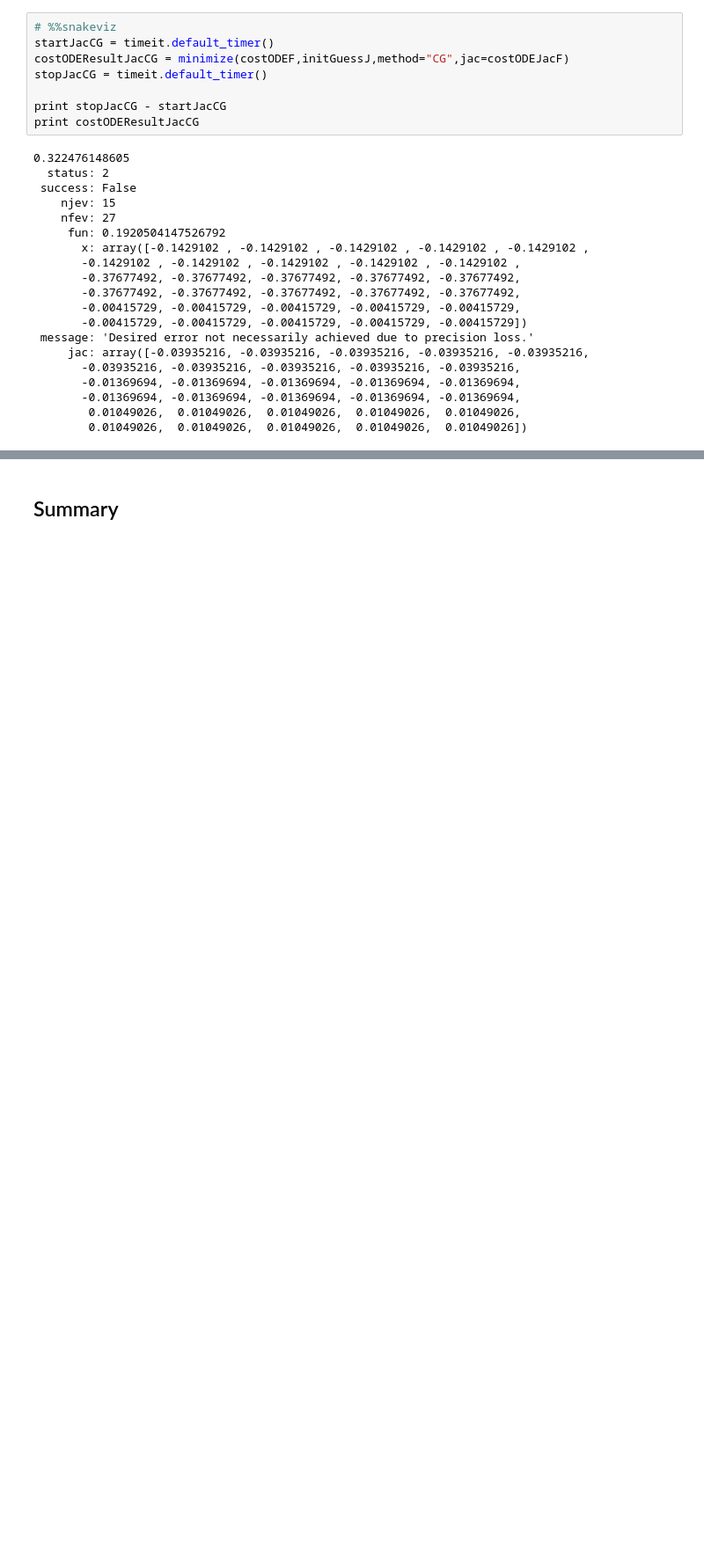
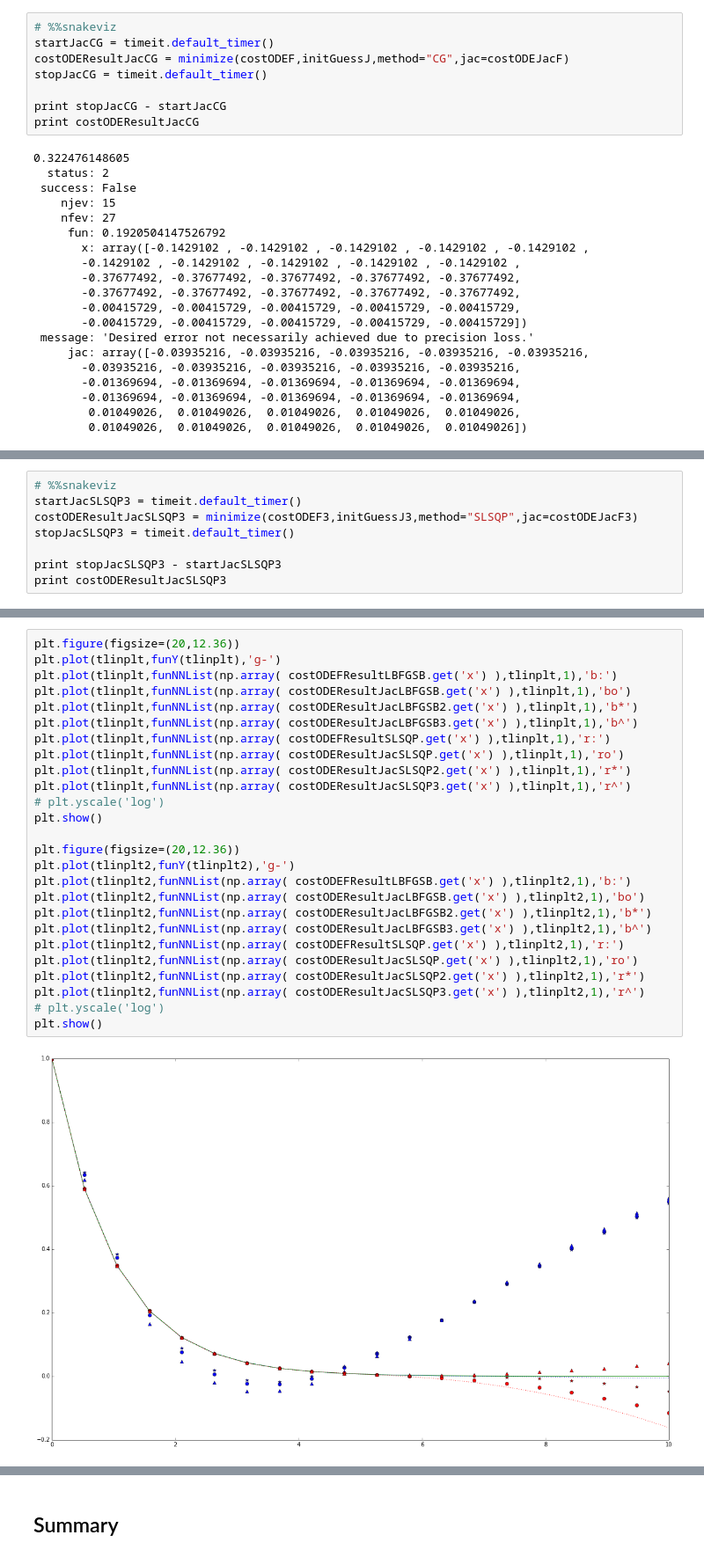
Before and after one commit to NeuPhysics/aNN, a Jupyter notebook: ipynb/test.ipynb, the cells around one changed output, grey strips where cells are left out. Shown: that part at 88% size. Drawn from its saved outputs; the diff is of its cells as text; blank space fills up the shorter version.

```diff
--- a/ipynb/test.ipynb
+++ b/ipynb/test.ipynb
@@ -525,0 +624,8 @@ print costODEResultJacLBFGSB
+# %%
+# %%snakeviz
+startJacSLSQP3 = timeit.default_timer()
+costODEResultJacSLSQP3 = minimize(costODEF3,initGuessJ3,method="SLSQP",jac=costODEJacF3)
+stopJacSLSQP3 = timeit.default_timer()
+
+print stopJacSLSQP3 - startJacSLSQP3
+print costODEResultJacSLSQP3
@@ -581,0 +716,28 @@ plt.show()
+# %%
+plt.figure(figsize=(20,12.36))
+plt.plot(tlinplt,funY(tlinplt),'g-')
+plt.plot(tlinplt,funNNList(np.array( costODEFResultLBFGSB.get('x') ),tlinplt,1),'b:')
+plt.plot(tlinplt,funNNList(np.array( costODEResultJacLBFGSB.get('x') ),tlinplt,1),'bo')
+plt.plot(tlinplt,funNNList(np.array( costODEResultJacLBFGSB2.get('x') ),tlinplt,1),'b*')
+plt.plot(tlinplt,funNNList(np.array( costODEResultJacLBFGSB3.get('x') ),tlinplt,1),'b^')
+plt.plot(tlinplt,funNNList(np.array( costODEFResultSLSQP.get('x') ),tlinplt,1),'r:')
+plt.plot(tlinplt,funNNList(np.array( costODEResultJacSLSQP.get('x') ),tlinplt,1),'ro')
+plt.plot(tlinplt,funNNList(np.array( costODEResultJacSLSQP2.get('x') ),tlinplt,1),'r*')
+plt.plot(tlinplt,funNNList(np.array( costODEResultJacSLSQP3.get('x') ),tlinplt,1),'r^')
+# plt.yscale('log')
+plt.show()
+
+plt.figure(figsize=(20,12.36))
+plt.plot(tlinplt2,funY(tlinplt2),'g-')
+plt.plot(tlinplt2,funNNList(np.array( costODEFResultLBFGSB.get('x') ),tlinplt2,1),'b:')
+plt.plot(tlinplt2,funNNList(np.array( costODEResultJacLBFGSB.get('x') ),tlinplt2,1),'bo')
+plt.plot(tlinplt2,funNNList(np.array( costODEResultJacLBFGSB2.get('x') ),tlinplt2,1),'b*')
+plt.plot(tlinplt2,funNNList(np.array( costODEResultJacLBFGSB3.get('x') ),tlinplt2,1),'b^')
+plt.plot(tlinplt2,funNNList(np.array( costODEFResultSLSQP.get('x') ),tlinplt2,1),'r:')
+plt.plot(tlinplt2,funNNList(np.array( costODEResultJacSLSQP.get('x') ),tlinplt2,1),'ro')
+plt.plot(tlinplt2,funNNList(np.array( costODEResultJacSLSQP2.get('x') ),tlinplt2,1),'r*')
+plt.plot(tlinplt2,funNNList(np.array( costODEResultJacSLSQP3.get('x') ),tlinplt2,1),'r^')
+# plt.yscale('log')
+plt.show()
+# %% [output]
+[figure, added]
```
Also changed, not shown: parts of 14 cells of this notebook.
